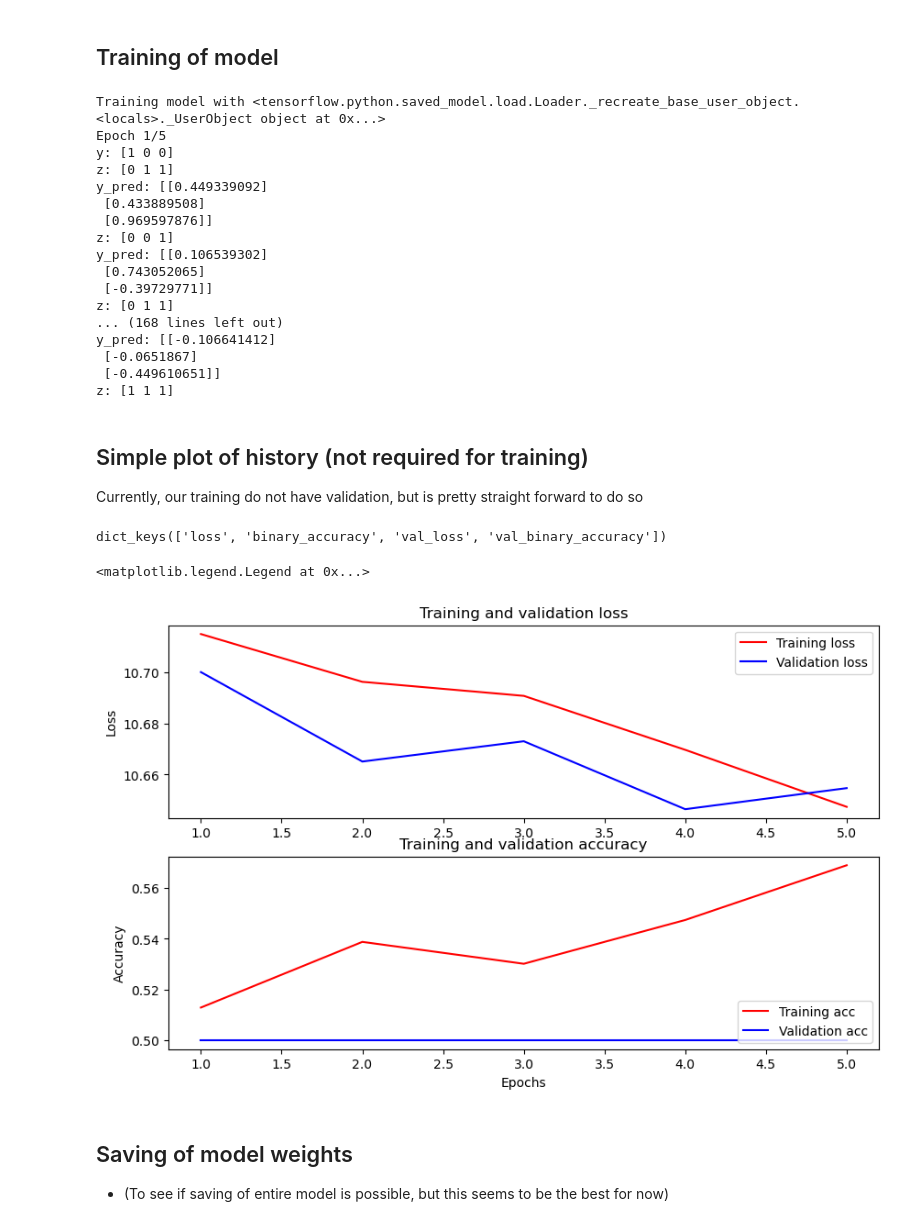
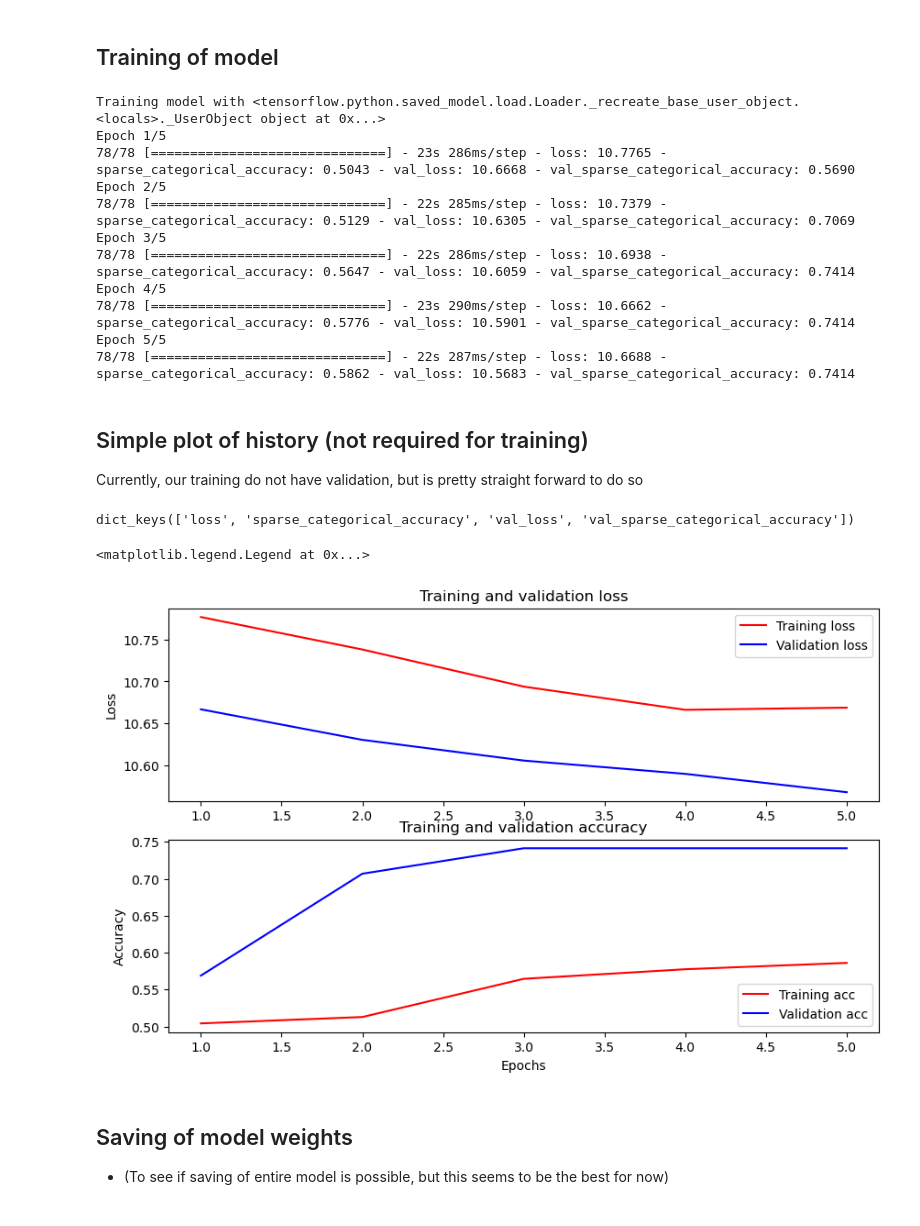
Before and after one commit to vishwa-11/Causal-ML-Final-Project, a Jupyter notebook: train_bert_pipeline_example.ipynb, the cells around one changed output. Cells and saved outputs as stored; diff of their text form; code cells hidden in the pictures.

```diff
--- a/train_bert_pipeline_example.ipynb
+++ b/train_bert_pipeline_example.ipynb
@@ -133,16 +133,28 @@ def sample_mmd_loss(y_pred, y, z):
     # tf.print('y:',y)
     # tf.print('z:',z)
     # tf.print('y_pred:',y_pred)
+
+    # z0 = z==0
+    # # M = tf.print(tf.shape(y_pred[z0])[-2]) # cannot use for calculation
+    # M = tf.reduce_sum(tf.cast(z0, dtype=tf.float32))
+
+    # return 10 + M
+
     return 10
+
+
 
 # store preprocessor and base_model as a model
 model = build_augmented_model(bert_preprocess_model, bert_model,
                               sample_mmd_loss) #<--- pass in a trivial loss to not affect gradients (just for demo)
+# model = build_augmented_model(bert_preprocess_model, bert_model,
+#                               lambda y_pred, y,z: conditional_mmd_loss(y_pred, y, z, 0.3)) #<--- eg on how to use with conditional mmd
+
 
 # compile with optimizer, loss and metrics
 model.compile(optimizer="adam",
-              loss = tf.keras.losses.BinaryCrossentropy(from_logits=True),
-              metrics = tf.metrics.BinaryAccuracy())
+              loss = tf.keras.losses.SparseCategoricalCrossentropy(from_logits=True),
+              metrics = tf.metrics.SparseCategoricalAccuracy())
 
 # test if it can process inputs
 for input, label in train_ds.take(1):
@@ -184,21 +186,15 @@ history = model.fit(x=train_ds,
 # %% [output]
 Training model with <tensorflow.python.saved_model.load.Loader._recreate_base_user_object.<locals>._UserObject object at 0x...>
 Epoch 1/5
-y: [1 0 0]
-z: [0 1 1]
-y_pred: [[0.449339092]
- [0.433889508]
- [0.969597876]]
-z: [0 0 1]
-y_pred: [[0.106539302]
- [0.743052065]
- [-0.39729771]]
-z: [0 1 1]
-... (168 lines left out)
-y_pred: [[-0.106641412]
- [-0.0651867]
- [-0.449610651]]
-z: [1 1 1]
+78/78 [==============================] - 23s 286ms/step - loss: 10.7765 - sparse_categorical_accuracy: 0.5043 - val_loss: 10.6668 - val_sparse_categorical_accuracy: 0.5690
+Epoch 2/5
+78/78 [==============================] - 22s 285ms/step - loss: 10.7379 - sparse_categorical_accuracy: 0.5129 - val_loss: 10.6305 - val_sparse_categorical_accuracy: 0.7069
+Epoch 3/5
+78/78 [==============================] - 22s 286ms/step - loss: 10.6938 - sparse_categorical_accuracy: 0.5647 - val_loss: 10.6059 - val_sparse_categorical_accuracy: 0.7414
+Epoch 4/5
+78/78 [==============================] - 23s 290ms/step - loss: 10.6662 - sparse_categorical_accuracy: 0.5776 - val_loss: 10.5901 - val_sparse_categorical_accuracy: 0.7414
+Epoch 5/5
+78/78 [==============================] - 22s 287ms/step - loss: 10.6688 - sparse_categorical_accuracy: 0.5862 - val_loss: 10.5683 - val_sparse_categorical_accuracy: 0.7414
 # %% [markdown]
 ## Simple plot of history (not required for training)
 
@@ -206,37 +202,37 @@ Currently, our training do not have validation, but is pretty straight forward t
 # %%
 history_dict = history.history
 print(history_dict.keys())
 
-acc = history_dict['binary_accuracy']
-val_acc = history_dict['val_binary_accuracy']
+acc = history_dict['sparse_categorical_accuracy']
+val_acc = history_dict['val_sparse_categorical_accuracy']
 loss = history_dict['loss']
 val_loss = history_dict['val_loss']
 
 epochs = range(1, len(acc) + 1)
 fig = plt.figure(figsize=(10, 6))
 fig.tight_layout()
 
 plt.subplot(2, 1, 1)
 # r is for "solid red line"
 plt.plot(epochs, loss, 'r', label='Training loss')
 # b is for "solid blue line"
 plt.plot(epochs, val_loss, 'b', label='Validation loss')
 plt.title('Training and validation loss')
 # plt.xlabel('Epochs')
 plt.ylabel('Loss')
 plt.legend()
 
 plt.subplot(2, 1, 2)
 plt.plot(epochs, acc, 'r', label='Training acc')
 plt.plot(epochs, val_acc, 'b', label='Validation acc')
 plt.title('Training and validation accuracy')
 plt.xlabel('Epochs')
 plt.ylabel('Accuracy')
 plt.legend(loc='lower right')
 # %% [output]
-dict_keys(['loss', 'binary_accuracy', 'val_loss', 'val_binary_accuracy'])
+dict_keys(['loss', 'sparse_categorical_accuracy', 'val_loss', 'val_sparse_categorical_accuracy'])
 <matplotlib.legend.Legend at 0x...>
-[figure, old version]
+[figure, new version]
 # %% [markdown]
 ## Saving of model weights
 - (To see if saving of entire model is possible, but this seems to be the best for now)
```
Also changed, not shown: parts of 5 cells of this notebook, 3 other files.
